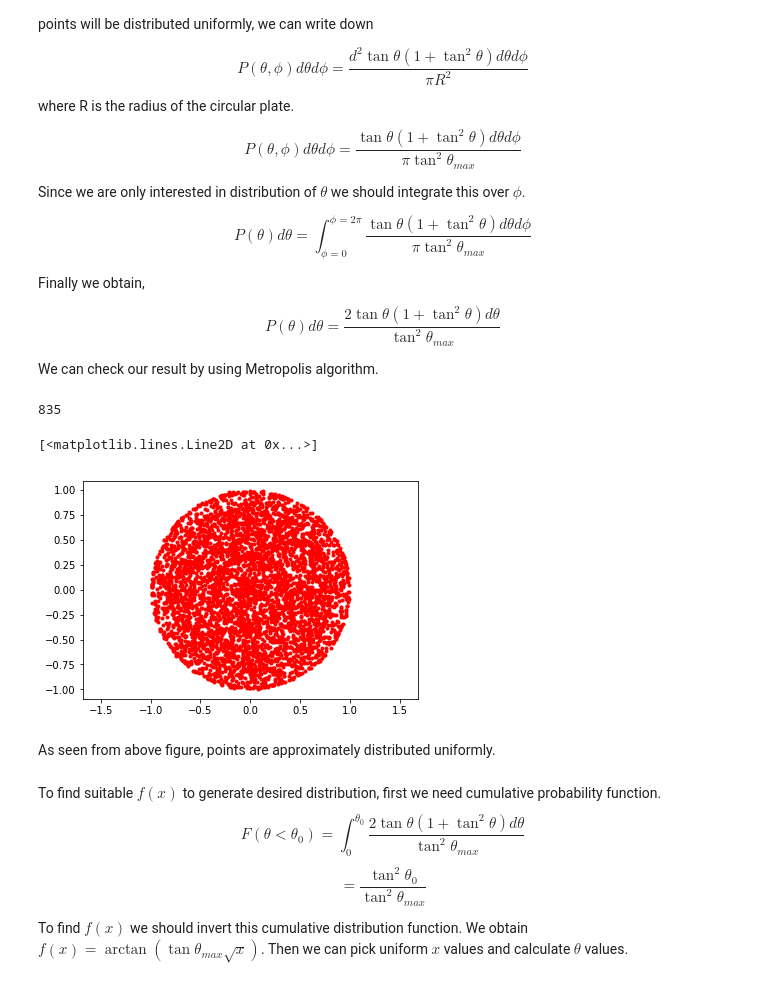
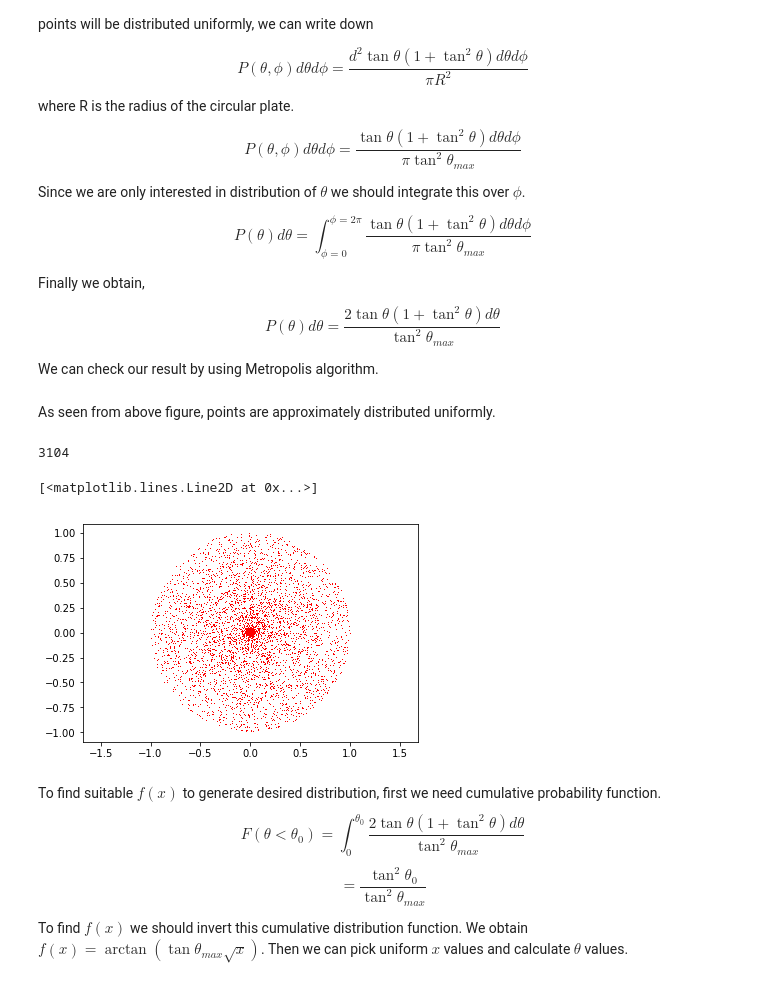
Before and after one commit to guneykan/montecarlo, a Jupyter notebook: PS2/PS2.ipynb, the cells around one changed output. Saved outputs shown, nothing was run; the diff lists cells and outputs as text; code cells hidden in the pictures.

```diff
--- a/PS2/PS2.ipynb
+++ b/PS2/PS2.ipynb
@@ -24,47 +24,47 @@ $$P(\theta)d\theta=\frac{2\tan \theta(1+\tan^2 \theta)d\theta}{ \tan^2 \theta _{
 
 
 We can check our result by using Metropolis algorithm.
-# %%
-%matplotlib inline
-import numpy as np
-import matplotlib.pyplot as plt
-import math
-
-initialX=0.1;
-
-currentX=initialX
-
-testX=0
-
-delta=0.08
-
-n=5000;
-
-thetas=[]
-angles=2*math.pi*np.random.rand(n)
-accepted=0
-for i in range(0, n):
-    testX=delta*(2*np.random.rand(1)-1)+currentX;
-    val1=0.02*np.tan(currentX)*(1+(np.tan(currentX))**2)
-    val2=0.02*np.tan(testX)*(1+(np.tan(testX))**2)
-    if testX>1.56079666011:
-        val2=0.000000001
-    ratio=val2/val1
-    if ratio > np.random.rand(1):
-        currentX=testX;
-        accepted+=1
-    thetas.append(currentX[0])
-print(accepted)
-x=0.01*np.tan(thetas)*np.cos(angles)
-y=0.01*np.tan(thetas)*np.sin(angles)
-plt.axis('equal')
-plt.plot(x,y,'.r')
-# %% [output]
-835
-[<matplotlib.lines.Line2D at 0x...>]
-[figure, removed]
 # %% [markdown]
 As seen from above figure, points are approximately distributed uniformly.
+# %%
+%matplotlib inline
+import numpy as np
+import matplotlib.pyplot as plt
+import math
+
+initialX=1;
+
+currentX=initialX
+
+testX=math.pi/2
+
+delta=0.02
+
+n=5000;
+
+thetas=[]
+angles=2*math.pi*np.random.rand(n)
+accepted=0
+for i in range(0, n):
+    testX=delta*(2*np.random.rand(1)-1)+currentX;
+    while testX<0 or testX>1.56079666011:
+         testX=delta*(2*np.random.rand(1)-1)+currentX
+    val1=0.02*np.tan(currentX)*(1+np.tan(currentX)**2)
+    val2=0.02*np.tan(testX)*(1+np.tan(testX)**2)
+    ratio=val2/val1
+    if ratio >= np.random.rand(1):
+        currentX=testX;
+        accepted+=1
+    thetas.append(currentX[0])
+print(accepted)
+x=0.01*np.tan(thetas)*np.cos(angles)
+y=0.01*np.tan(thetas)*np.sin(angles)
+plt.axis('equal')
+plt.plot(x,y,',r')
+# %% [output]
+3104
+[<matplotlib.lines.Line2D at 0x...>]
+[figure, added]
 # %% [markdown]
 To find suitable $f(x)$ to generate desired distribution, first we need cumulative probability function.
 $$F(\theta<\theta_0)=\int_{0}^{\theta_0}\frac{2\tan \theta(1+\tan^2 \theta)d\theta}{ \tan^2 \theta _{max}}$$
```
Also changed, not shown: parts of 1 cell of this notebook.
